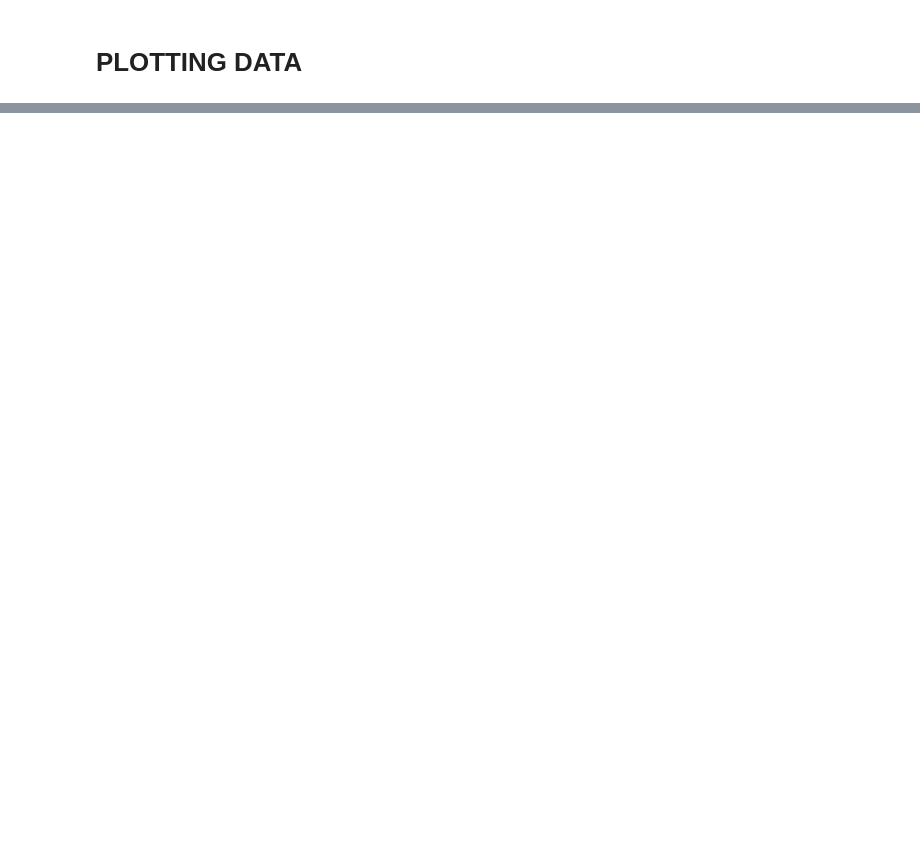
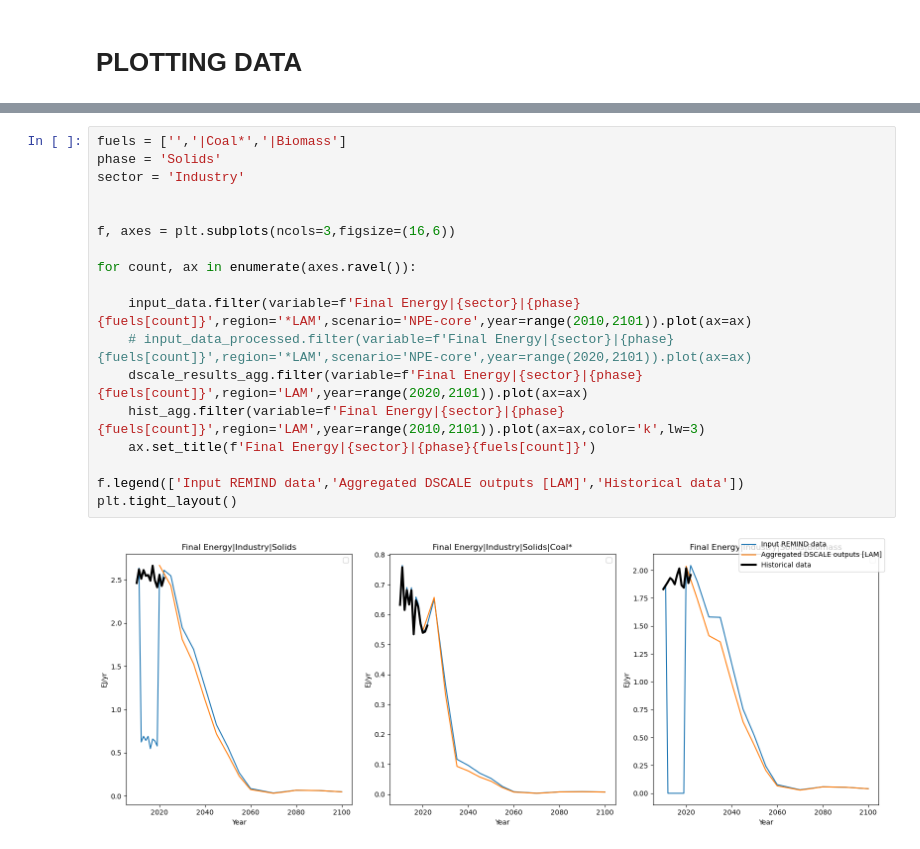
Before and after one commit to fabiosferra/DSCALE, a Jupyter notebook: notebook/explore_enduse.ipynb, the cells around one changed output, grey strips where cells are left out. Saved outputs shown, nothing was run; the diff lists cells and outputs as text; blank space fills up the shorter version.

```diff
--- a/notebook/explore_enduse.ipynb
+++ b/notebook/explore_enduse.ipynb
@@ -160,0 +287,20 @@ plt.tight_layout()
+# %%
+fuels = ['','|Coal*','|Biomass']
+phase = 'Solids'
+sector = 'Industry'
+
+
+f, axes = plt.subplots(ncols=3,figsize=(16,6))
+
+for count, ax in enumerate(axes.ravel()):
+
+    input_data.filter(variable=f'Final Energy|{sector}|{phase}{fuels[count]}',region='*LAM',scenario='NPE-core',year=range(2010,2101)).plot(ax=ax)
+    # input_data_processed.filter(variable=f'Final Energy|{sector}|{phase}{fuels[count]}',region='*LAM',scenario='NPE-core',year=range(2020,2101)).plot(ax=ax)
+    dscale_results_agg.filter(variable=f'Final Energy|{sector}|{phase}{fuels[count]}',region='LAM',year=range(2020,2101)).plot(ax=ax)
+    hist_agg.filter(variable=f'Final Energy|{sector}|{phase}{fuels[count]}',region='LAM',year=range(2010,2101)).plot(ax=ax,color='k',lw=3)
+    ax.set_title(f'Final Energy|{sector}|{phase}{fuels[count]}')
+
+f.legend(['Input REMIND data','Aggregated DSCALE outputs [LAM]','Historical data'])
+plt.tight_layout()
+# %% [output]
+[figure, added]
```
Also changed, not shown: parts of 48 cells of this notebook.
